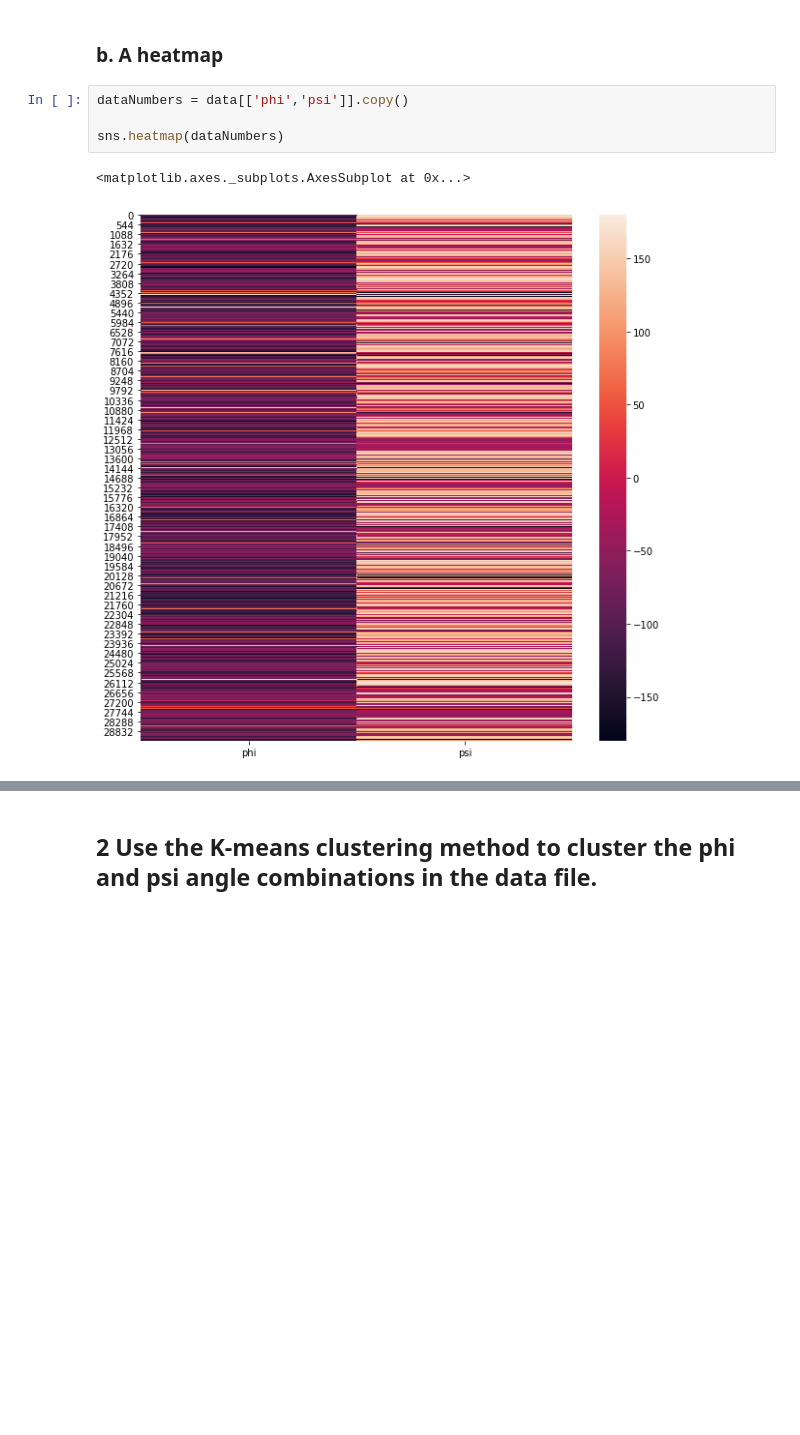
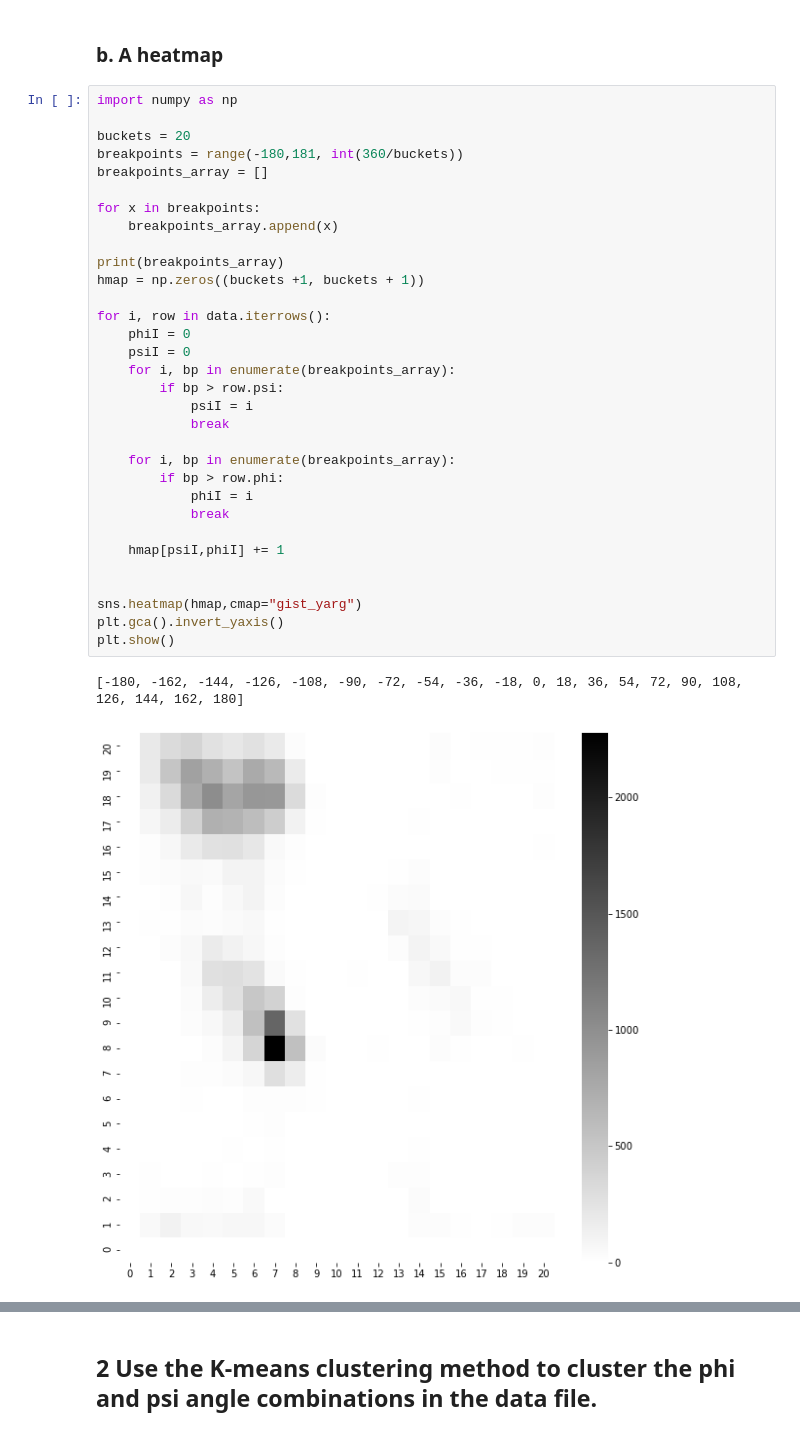
Before and after one commit to jerge/DAT405-DSC, a Jupyter notebook: Lab 3/Lab3.ipynb, the cells around one changed output, grey strips where cells are left out. Cells and saved outputs as stored; diff of their text form; blank space fills up the shorter version.

```diff
--- a/Lab 3/Lab3.ipynb
+++ b/Lab 3/Lab3.ipynb
@@ -18,10 +18,38 @@ data.plot.scatter(x="phi", y="psi", alpha = 0.5)
 [figure]
 # %% [markdown]
 ### b. A heatmap
-# %%
-dataNumbers = data[['phi','psi']].copy()
-
-sns.heatmap(dataNumbers)
-# %% [output]
-<matplotlib.axes._subplots.AxesSubplot at 0x...>
-[figure, removed]
+# %%
+import numpy as np
+
+buckets = 20
+breakpoints = range(-180,181, int(360/buckets))
+breakpoints_array = []
+
+for x in breakpoints:
+    breakpoints_array.append(x)
+
+print(breakpoints_array)
+hmap = np.zeros((buckets +1, buckets + 1))
+
+for i, row in data.iterrows():
+    phiI = 0
+    psiI = 0
+    for i, bp in enumerate(breakpoints_array):
+        if bp > row.psi:
+            psiI = i
+            break
+
+    for i, bp in enumerate(breakpoints_array):
+        if bp > row.phi:
+            phiI = i
+            break
+
+    hmap[psiI,phiI] += 1
+
+
+sns.heatmap(hmap,cmap="gist_yarg")
+plt.gca().invert_yaxis()
+plt.show()
+# %% [output]
+[-180, -162, -144, -126, -108, -90, -72, -54, -36, -18, 0, 18, 36, 54, 72, 90, 108, 126, 144, 162, 180]
+[figure, added]
```
Also changed, not shown: parts of 7 cells of this notebook.
